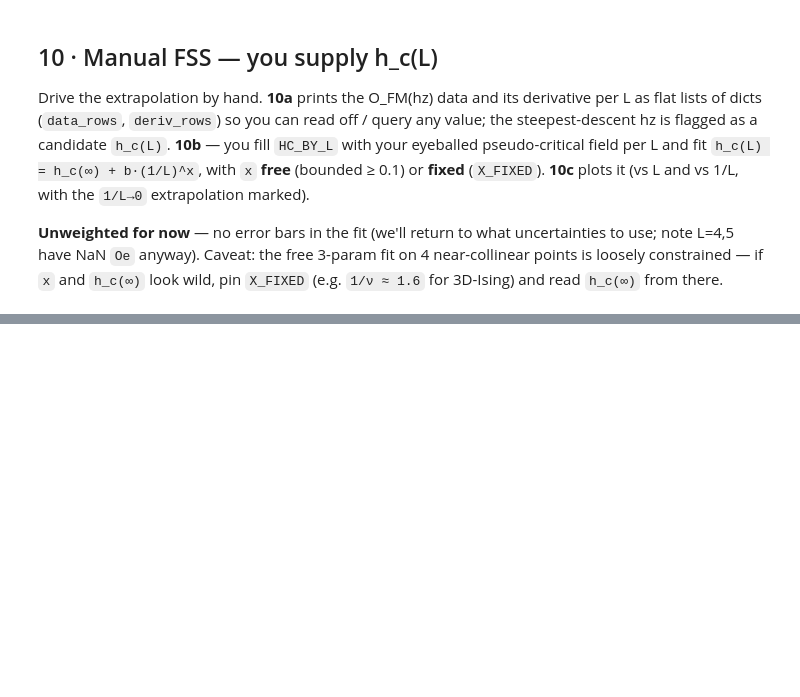
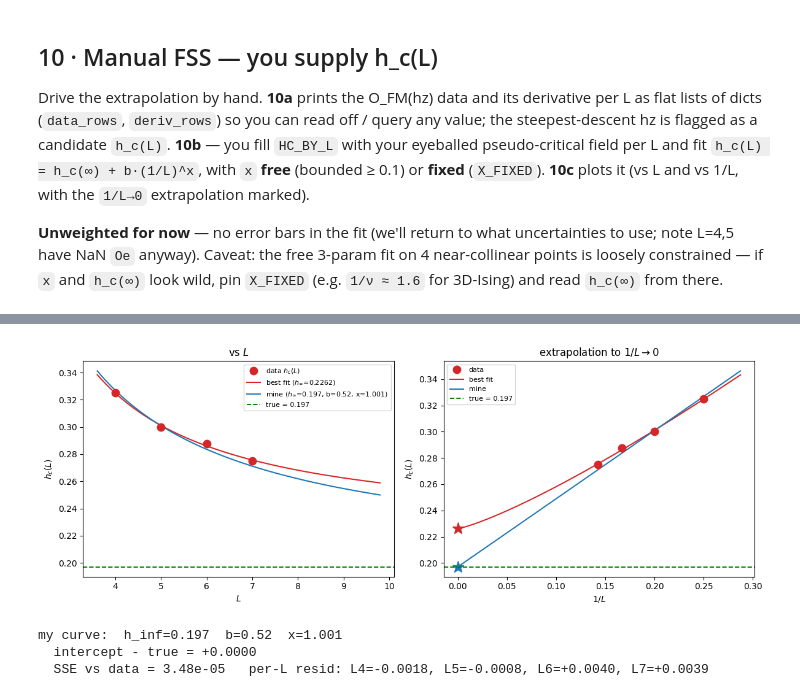
Before and after one commit to SanzharBissenali/toric-code-nqs, a Jupyter notebook: analysis/fm_fit_playground.ipynb, the cells around one changed output, grey strips where cells are left out. Saved outputs shown, nothing was run; the diff lists cells and outputs as text; code cells hidden in the pictures; blank space fills up the shorter version.

```diff
--- a/analysis/fm_fit_playground.ipynb
+++ b/analysis/fm_fit_playground.ipynb
@@ -593,0 +650,39 @@ plt.tight_layout(); plt.show()
+# %%
+# ---- 10d · overlay a HAND-SPECIFIED curve: data + best fit + true + your (h_inf, b, x) ----
+#      tweak MY_* and re-run to see which parameters reproduce the 4 points AND hit the true line.
+MY_HINF, MY_B, MY_X = 0.197, 0.52, 1.001     # <-- YOUR curve: h_c(L) = MY_HINF + MY_B*(1/L)**MY_X
+
+HZ_C_TRUE = 0.197
+mf = manual_fit
+Lg = np.linspace(mf["L"].min() * 0.9, mf["L"].max() * 1.4, 200)
+invL = 1.0 / mf["L"]; gg = np.linspace(0, invL.max() * 1.15, 200)
+
+fig, ax = plt.subplots(1, 2, figsize=(12, 4.5))
+# left: vs L
+ax[0].plot(mf["L"], mf["hc"], "o", ms=9, color="C3", zorder=5, label="data $h_c(L)$")
+ax[0].plot(Lg, hc_model(Lg, mf["hc_inf"], mf["b"], mf["x"]), "-", color="C3",
+           label=f"best fit ($h_\\infty$={mf['hc_inf']:.4f})")
+ax[0].plot(Lg, hc_model(Lg, MY_HINF, MY_B, MY_X), "-", color="C0",
+           label=f"mine ($h_\\infty$={MY_HINF}, b={MY_B}, x={MY_X})")
+ax[0].axhline(HZ_C_TRUE, ls="--", color="green", lw=1.4, label=f"true = {HZ_C_TRUE}")
+ax[0].set(xlabel="$L$", ylabel="$h_c(L)$", title="vs $L$"); ax[0].legend(fontsize=8)
+# right: vs 1/L (intercept at 1/L=0 is h_inf)
+ax[1].plot(invL, mf["hc"], "o", ms=9, color="C3", zorder=5, label="data")
+ax[1].plot(gg, mf["hc_inf"] + mf["b"] * gg ** mf["x"], "-", color="C3", label="best fit")
+ax[1].plot(gg, MY_HINF + MY_B * gg ** MY_X, "-", color="C0", label="mine")
+ax[1].plot(0, mf["hc_inf"], "*", ms=14, color="C3"); ax[1].plot(0, MY_HINF, "*", ms=14, color="C0")
+ax[1].axhline(HZ_C_TRUE, ls="--", color="green", lw=1.4, label=f"true = {HZ_C_TRUE}")
+ax[1].set(xlabel="$1/L$", ylabel="$h_c(L)$", title="extrapolation to $1/L\\to0$"); ax[1].legend(fontsize=8)
+plt.tight_layout(); plt.show()
+
+# how well does MY curve match the 4 points, and where does it extrapolate?
+res = mf["hc"] - hc_model(mf["L"], MY_HINF, MY_B, MY_X)
+print(f"my curve:  h_inf={MY_HINF}  b={MY_B}  x={MY_X}")
+print(f"  intercept - true = {MY_HINF - HZ_C_TRUE:+.4f}")
+print(f"  SSE vs data = {np.sum(res**2):.2e}   per-L resid: "
+      + ", ".join(f"L{int(L)}={r:+.4f}" for L, r in zip(mf["L"], res)))
+# %% [output]
+[figure, added]
+my curve:  h_inf=0.197  b=0.52  x=1.001
+  intercept - true = +0.0000
+  SSE vs data = 3.48e-05   per-L resid: L4=-0.0018, L5=-0.0008, L6=+0.0040, L7=+0.0039
```
Also changed, not shown: parts of 7 cells of this notebook.
